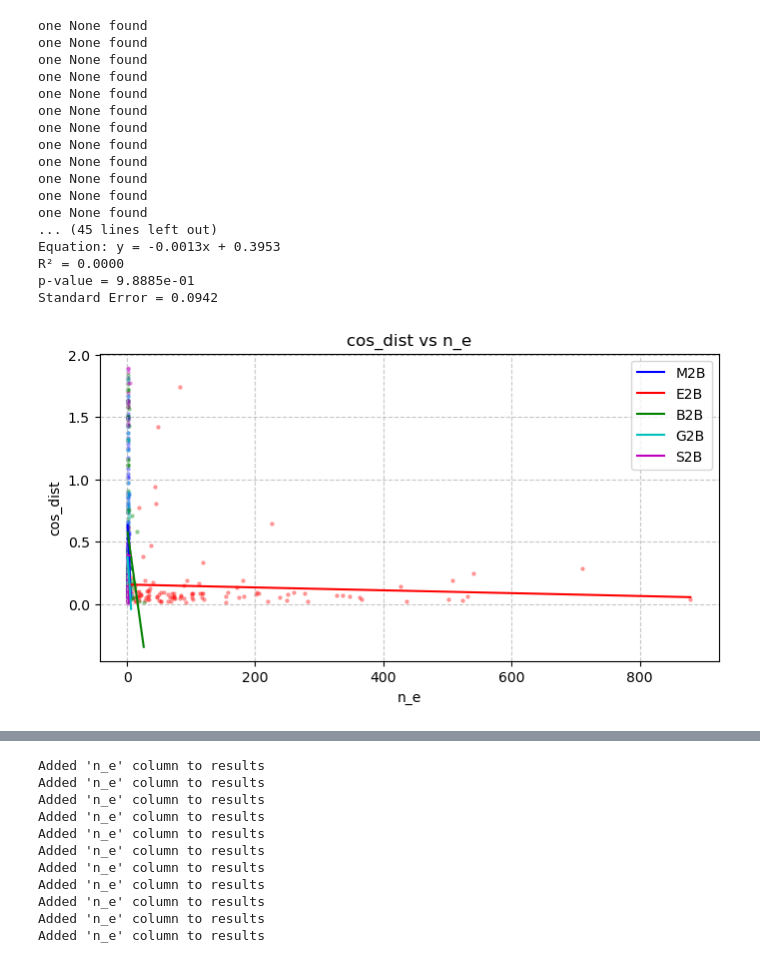
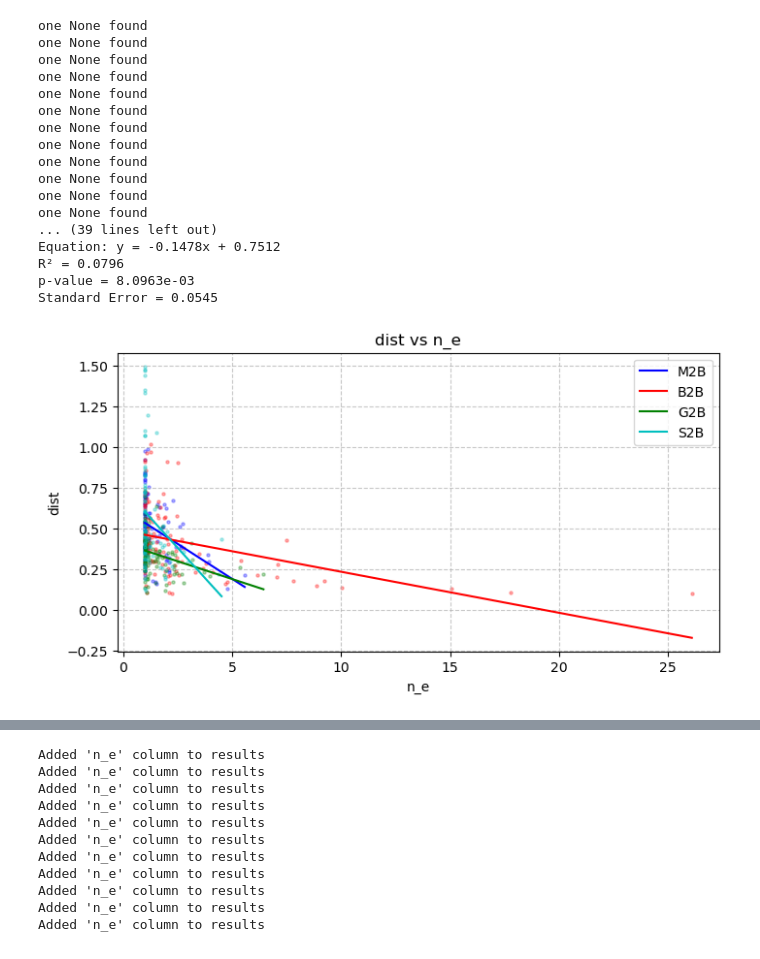
Before and after one commit to Gianmarco-Sarnelli/STL_explainability, a Jupyter notebook: Results_new.ipynb, the cells around one changed output, grey strips where cells are left out. Cells and saved outputs as stored; diff of their text form; code cells hidden in the pictures.

```diff
--- a/Results_new.ipynb
+++ b/Results_new.ipynb
@@ -219,34 +219,34 @@ def plot_database_columns(test_names, x_column, y_column, table_name="results",
     # Show the plot (only once, after everything is done)
     plt.show()
 # %%
-test_names = ["M2B","E2B", "B2B", "G2B", "S2B"]
+test_names = ["M2B", "B2B", "G2B", "S2B"]
 x_column = "n_e"
-y_column = "cos_dist"
+y_column = "dist"
 table_name = "results"
 
 z_column = None#"n_traj_points"
 focus = None#[11, 50]
 
 plot_database_columns(test_names, x_column, y_column, table_name, z_column=z_column, focus=focus)
 # %% [output]
 one None found
 one None found
 one None found
 one None found
 one None found
 one None found
 one None found
 one None found
 one None found
 one None found
 one None found
 one None found
-... (45 lines left out)
-Equation: y = -0.0013x + 0.3953
-R² = 0.0000
-p-value = 9.8885e-01
-Standard Error = 0.0942
+... (39 lines left out)
+Equation: y = -0.1478x + 0.7512
+R² = 0.0796
+p-value = 8.0963e-03
+Standard Error = 0.0545
-[figure, old version]
+[figure, new version]
 # %%
 #['n_psi_added', 'n_traj', 'local_std', 'n_traj_points', 'Dist', 'Cos_Dist', 'Dist_rho', 'Norm_glob', 'Norm_loc', 'Norm_imp', 'Pinv_error', 'Sum_weights', 'Sum_squared_weights', 'Elapsed_time', 'Process_mem']
 
```
Also changed, not shown: parts of 4 cells of this notebook, 33 other files.
